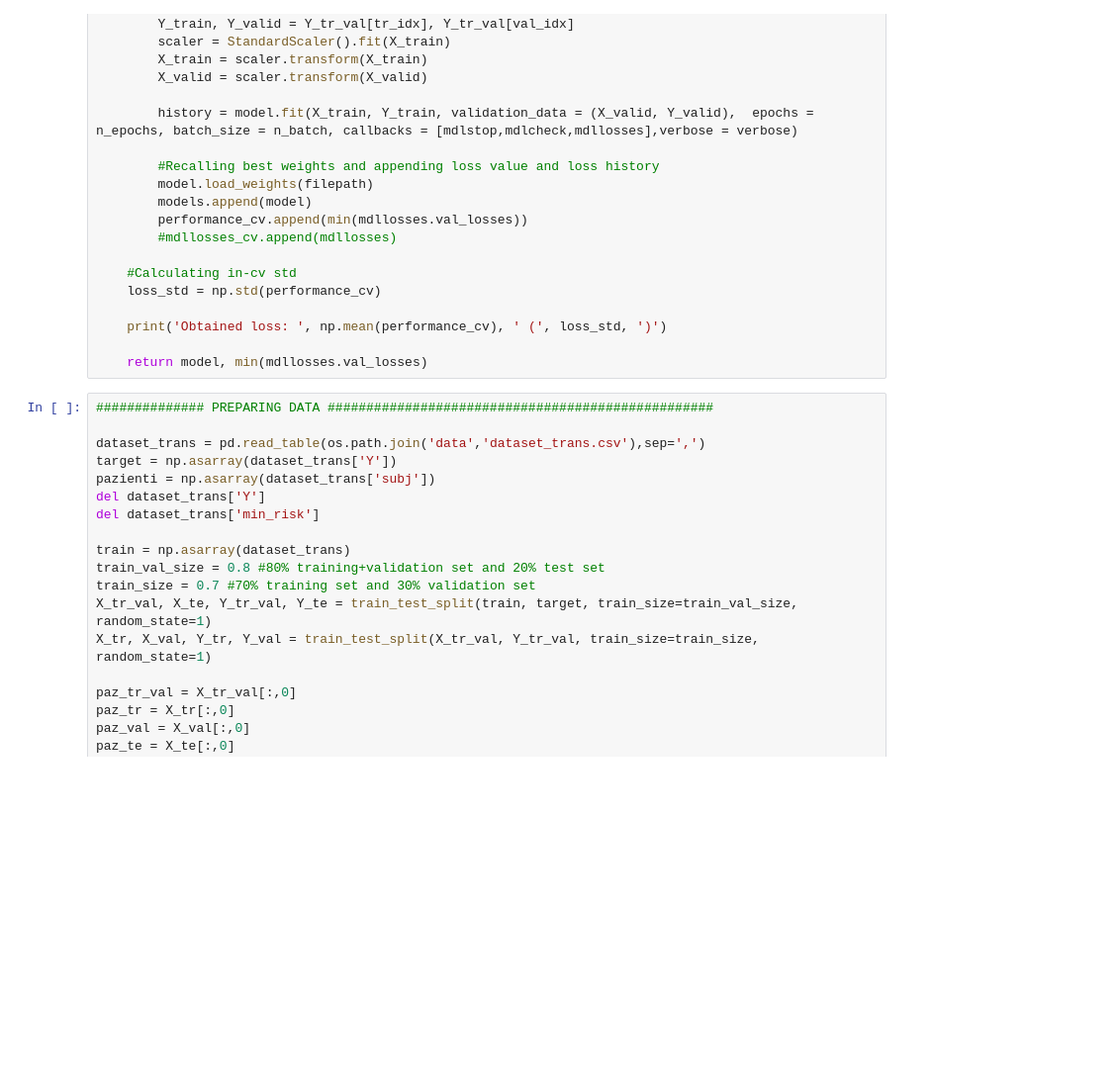
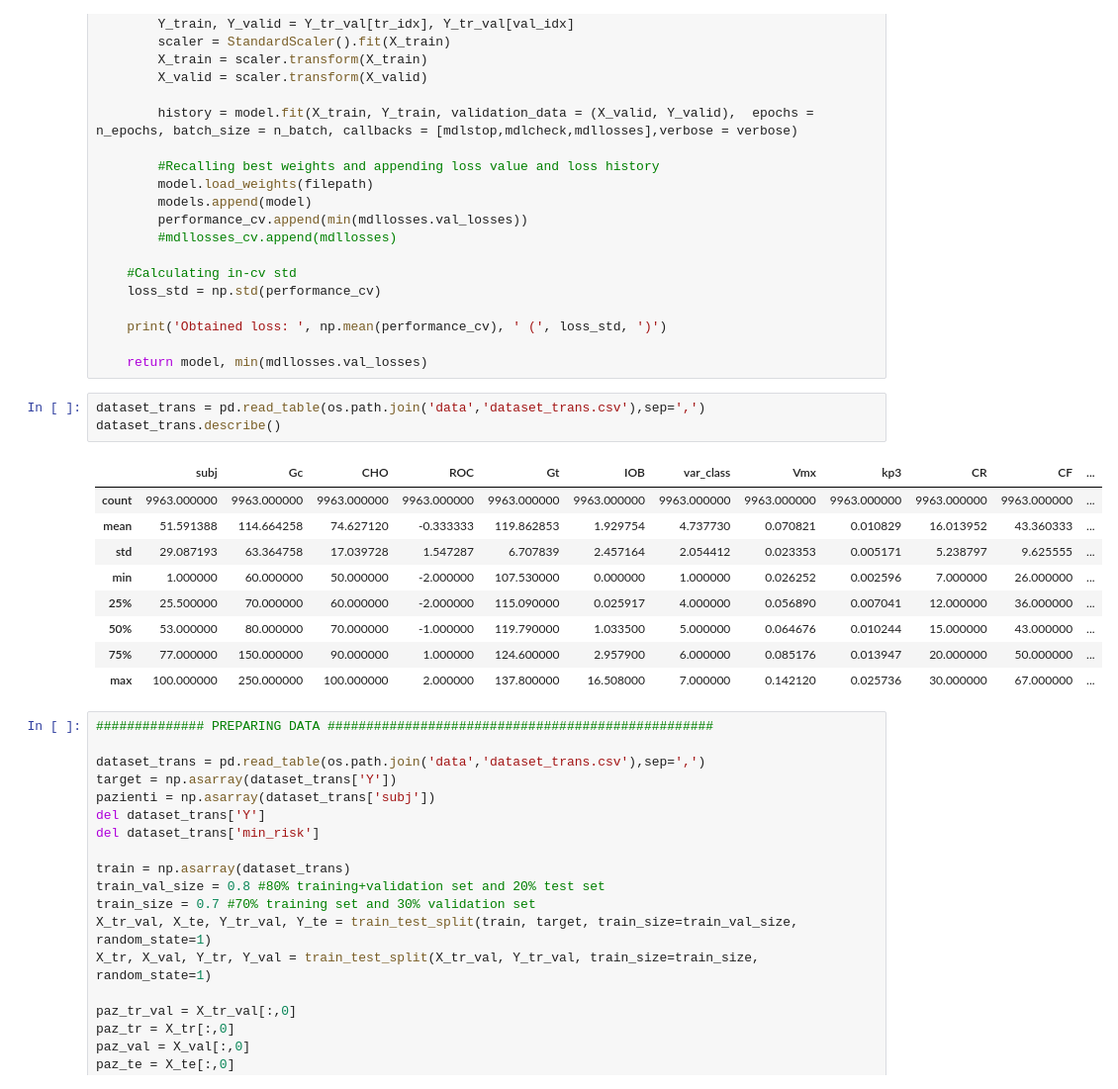
Before and after one commit to gcappon/bolusModulatioNN, a Jupyter notebook: main-firstTry.ipynb, the cells around one changed output. Shown at 99% size. Cells and saved outputs as stored; diff of their text form; blank space fills up the shorter version.

```diff
--- a/main-firstTry.ipynb
+++ b/main-firstTry.ipynb
@@ -99,6 +99,19 @@ def train_nn(X_tr,Y_tr,X_val,Y_val):
     print('Obtained loss: ', np.mean(performance_cv), ' (', loss_std, ')')
 
     return model, min(mdllosses.val_losses)
+# %%
+dataset_trans = pd.read_table(os.path.join('data','dataset_trans.csv'),sep=',')
+dataset_trans.describe()
+# %% [output]
+|  | subj | Gc | CHO | ROC | Gt | IOB | var_class | Vmx | kp3 | CR | CF | ... |
+| count | 9963.000000 | 9963.000000 | 9963.000000 | 9963.000000 | 9963.000000 | 9963.000000 | 9963.000000 | 9963.000000 | 9963.000000 | 9963.000000 | 9963.000000 | ... |
+| mean | 51.591388 | 114.664258 | 74.627120 | -0.333333 | 119.862853 | 1.929754 | 4.737730 | 0.070821 | 0.010829 | 16.013952 | 43.360333 | ... |
+| std | 29.087193 | 63.364758 | 17.039728 | 1.547287 | 6.707839 | 2.457164 | 2.054412 | 0.023353 | 0.005171 | 5.238797 | 9.625555 | ... |
+| min | 1.000000 | 60.000000 | 50.000000 | -2.000000 | 107.530000 | 0.000000 | 1.000000 | 0.026252 | 0.002596 | 7.000000 | 26.000000 | ... |
+| 25% | 25.500000 | 70.000000 | 60.000000 | -2.000000 | 115.090000 | 0.025917 | 4.000000 | 0.056890 | 0.007041 | 12.000000 | 36.000000 | ... |
+| 50% | 53.000000 | 80.000000 | 70.000000 | -1.000000 | 119.790000 | 1.033500 | 5.000000 | 0.064676 | 0.010244 | 15.000000 | 43.000000 | ... |
+| 75% | 77.000000 | 150.000000 | 90.000000 | 1.000000 | 124.600000 | 2.957900 | 6.000000 | 0.085176 | 0.013947 | 20.000000 | 50.000000 | ... |
+| max | 100.000000 | 250.000000 | 100.000000 | 2.000000 | 137.800000 | 16.508000 | 7.000000 | 0.142120 | 0.025736 | 30.000000 | 67.000000 | ... |
 # %%
 ############## PREPARING DATA ##################################################
 
```
Also changed, not shown: 9 other files.
